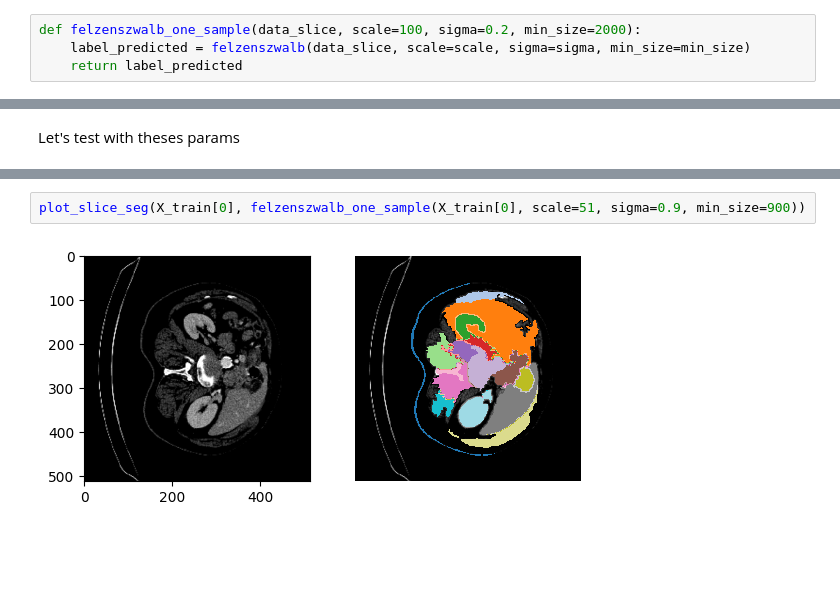
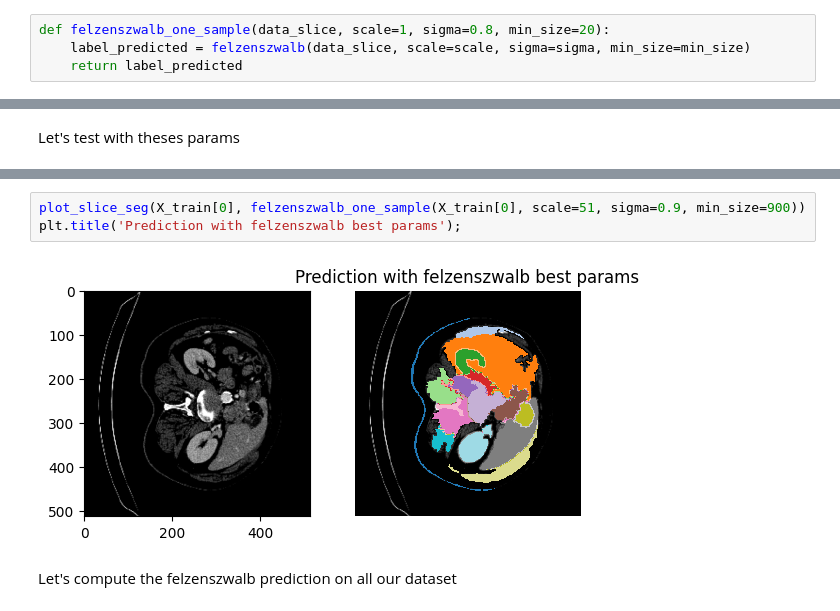
Before and after one commit to arigqt/challenge_ens, a Jupyter notebook: Code/felzenszwalb.ipynb, the cells around one changed output, grey strips where cells are left out. Saved outputs shown, nothing was run; the diff lists cells and outputs as text; blank space fills up the shorter version.

```diff
--- a/Code/felzenszwalb.ipynb
+++ b/Code/felzenszwalb.ipynb
@@ -34,7 +44,7 @@ plot_slice_seg(X_train[0], y_train.iloc[0].values.reshape((512,512)))
 # %% [markdown]
 ### Felzenszwalb Model
 # %%
-def felzenszwalb_one_sample(data_slice, scale=100, sigma=0.2, min_size=2000):
+def felzenszwalb_one_sample(data_slice, scale=1, sigma=0.8, min_size=20):
     label_predicted = felzenszwalb(data_slice, scale=scale, sigma=sigma, min_size=min_size)
     return label_predicted
 # %%
@@ -135,7 +148,10 @@ Let's test with theses params
 # %%
 plot_slice_seg(X_train[0], felzenszwalb_one_sample(X_train[0], scale=51, sigma=0.9, min_size=900))
+plt.title('Prediction with felzenszwalb best params');
 # %% [output]
-[figure, old version]
+[figure, new version]
+# %% [markdown]
+Let's compute the felzenszwalb prediction on all our dataset
 # %%
 gs_labels_val_predicted_felzenszwalb = compute_felzenszwalb(data_val, scale=51, sigma=0.9, min_size=900)
 rand_index_dataset(labels_val, gs_labels_val_predicted_felzenszwalb.sample(200))
```
Also changed, not shown: parts of 39 cells of this notebook, 2 other files.
